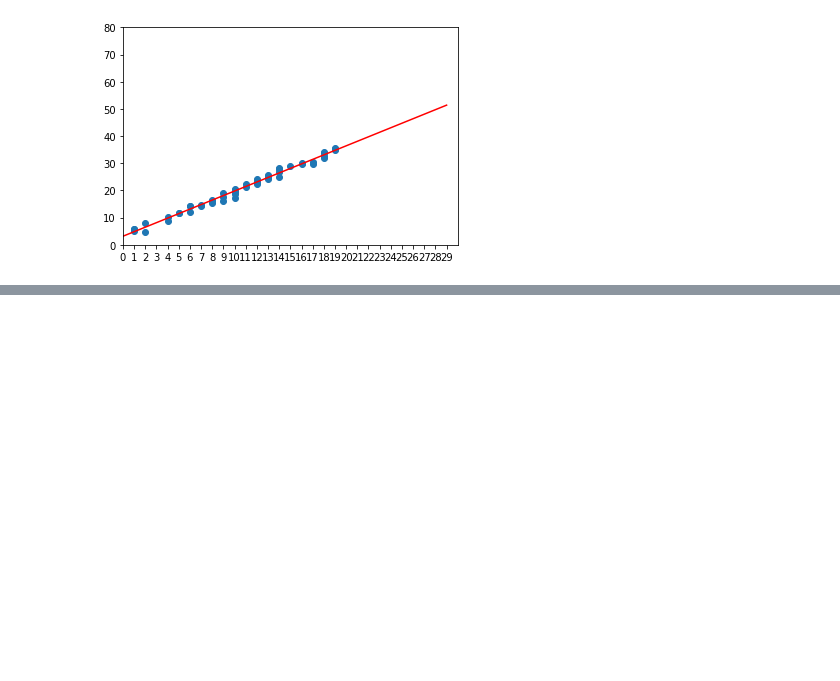
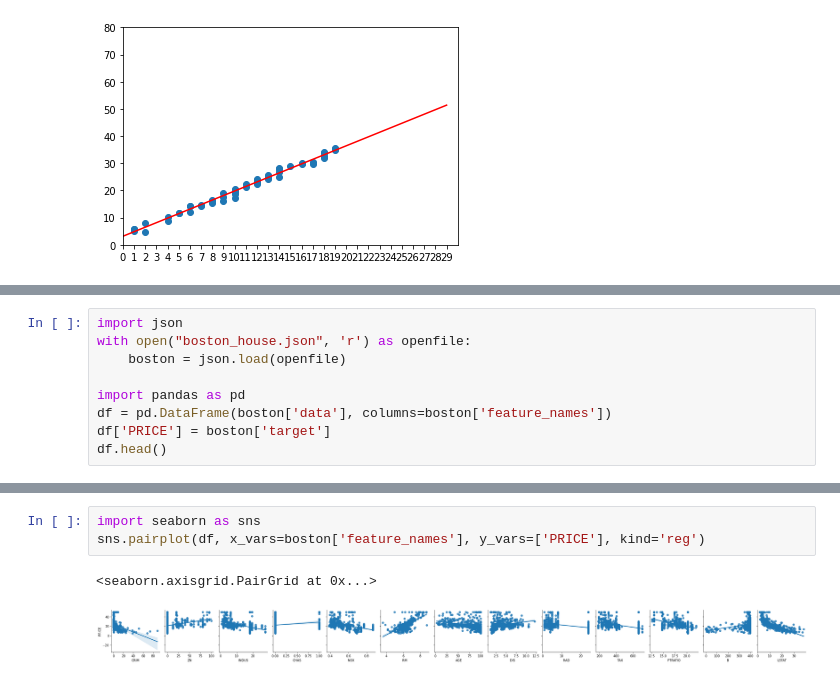
Before and after one commit to petercai-wg/data-science, a Jupyter notebook: pynb/sklearn/lineregression.ipynb, the cells around one changed output, grey strips where cells are left out. Drawn from its saved outputs; the diff is of its cells as text; blank space fills up the shorter version.

```diff
--- a/pynb/sklearn/lineregression.ipynb
+++ b/pynb/sklearn/lineregression.ipynb
@@ -62,0 +68,9 @@ plt.ylim([0,80])
+# %%
+import json
+with open("boston_house.json", 'r') as openfile:
+    boston = json.load(openfile)
+
+import pandas as pd
+df = pd.DataFrame(boston['data'], columns=boston['feature_names'])
+df['PRICE'] = boston['target']
+df.head()
@@ -62,0 +154,6 @@ plt.ylim([0,80])
+# %%
+import seaborn as sns
+sns.pairplot(df, x_vars=boston['feature_names'], y_vars=['PRICE'], kind='reg')
+# %% [output]
+<seaborn.axisgrid.PairGrid at 0x...>
+[figure, added]
```
Also changed, not shown: parts of 29 cells of this notebook, 5 other files.
